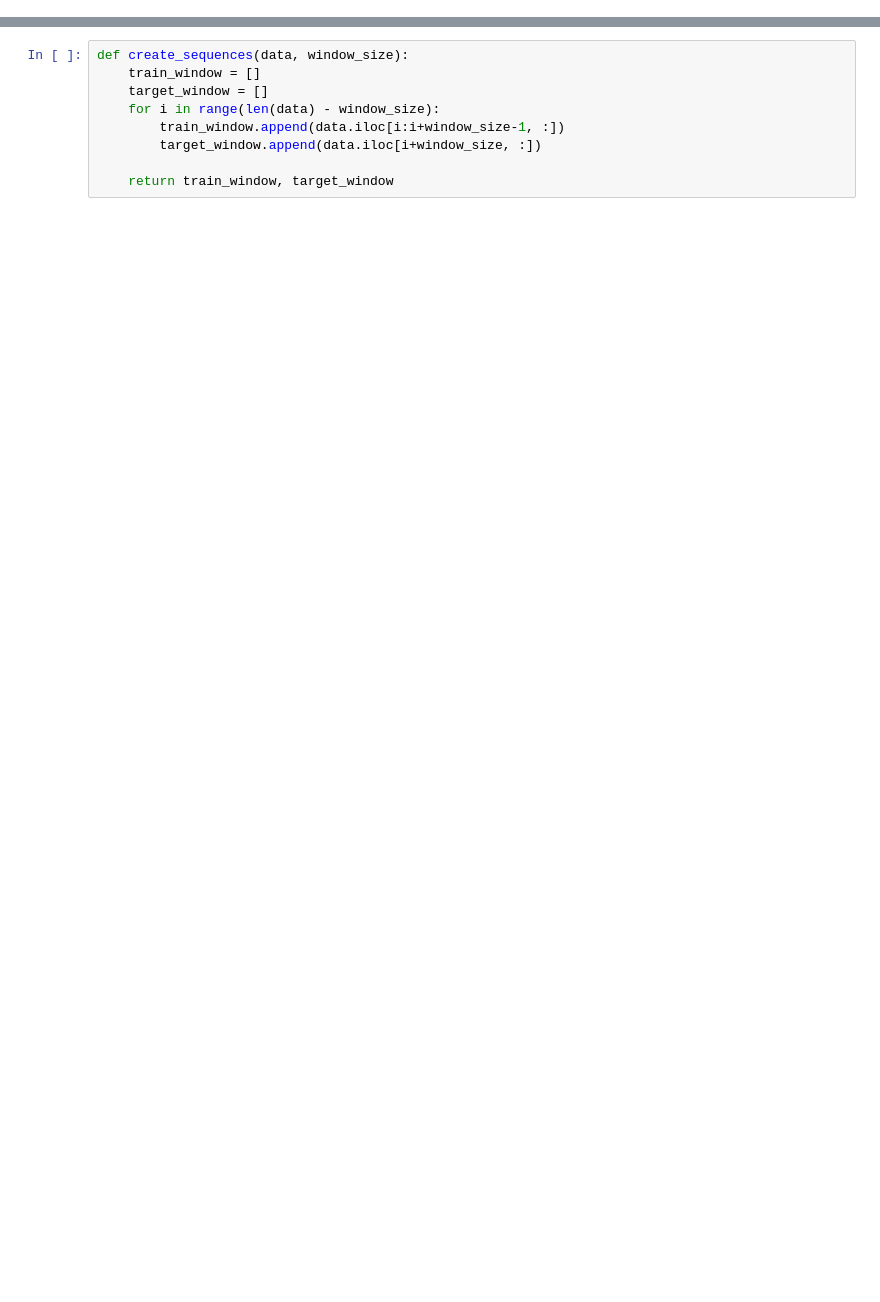
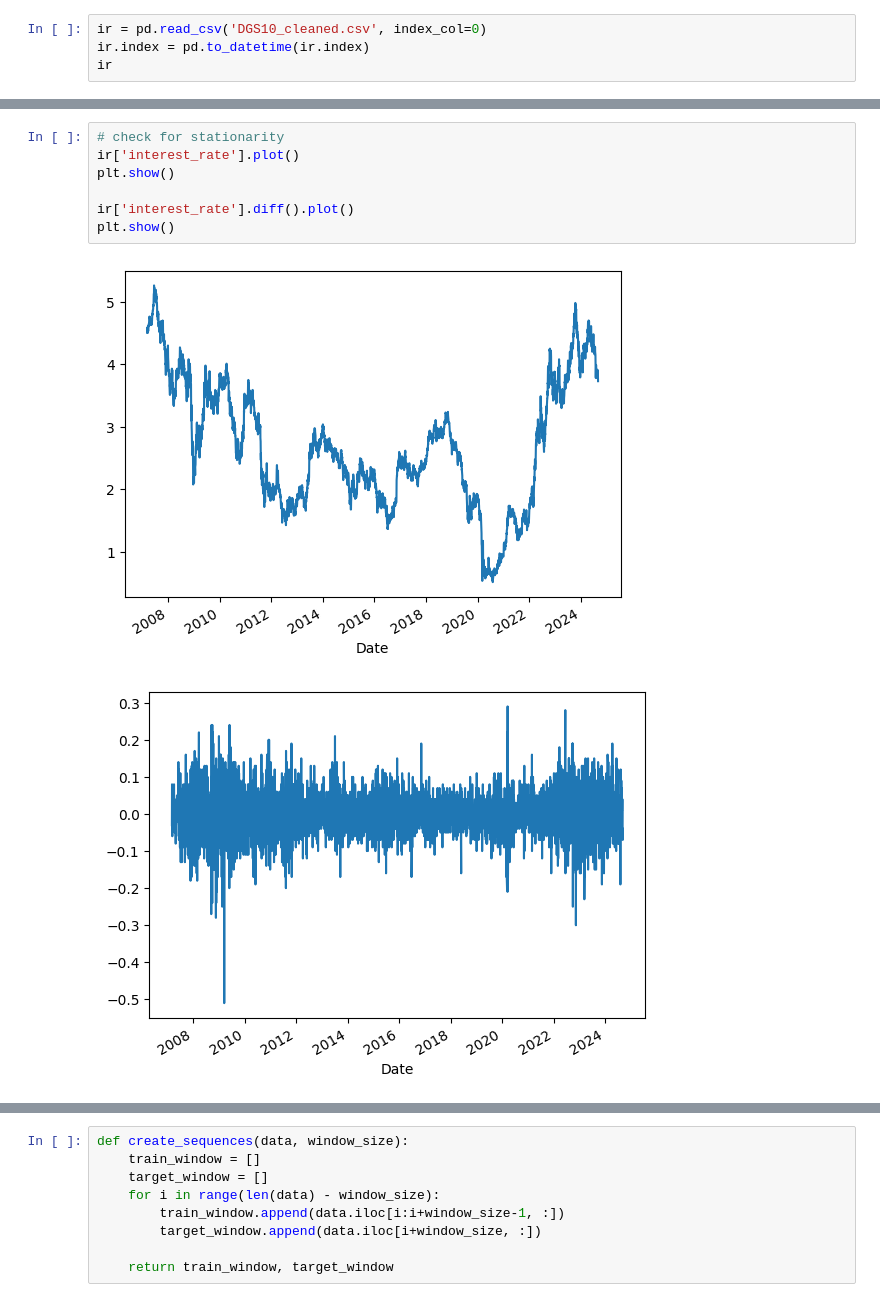
Before and after one commit to alisdghnia/rnn-lstm-interest-rate-prediction, a Jupyter notebook: RNN_LSTM_InterestRate_Prediction.ipynb, the cells around one changed output, grey strips where cells are left out. Drawn from its saved outputs; the diff is of its cells as text; blank space fills up the shorter version.

Commit message:
still requires work. but stationarity achieved and models are created somewhat correctly.

```diff
--- a/RNN_LSTM_InterestRate_Prediction.ipynb
+++ b/RNN_LSTM_InterestRate_Prediction.ipynb
@@ -41,0 +32,4 @@ ir
+# %%
+ir = pd.read_csv('DGS10_cleaned.csv', index_col=0)
+ir.index = pd.to_datetime(ir.index)
+ir
@@ -41,0 +51,10 @@ ir
+# %%
+# check for stationarity
+ir['interest_rate'].plot()
+plt.show()
+
+ir['interest_rate'].diff().plot()
+plt.show()
+# %% [output]
+[figure, added]
+[figure, added]
```
Also changed, not shown: parts of 40 cells of this notebook.
